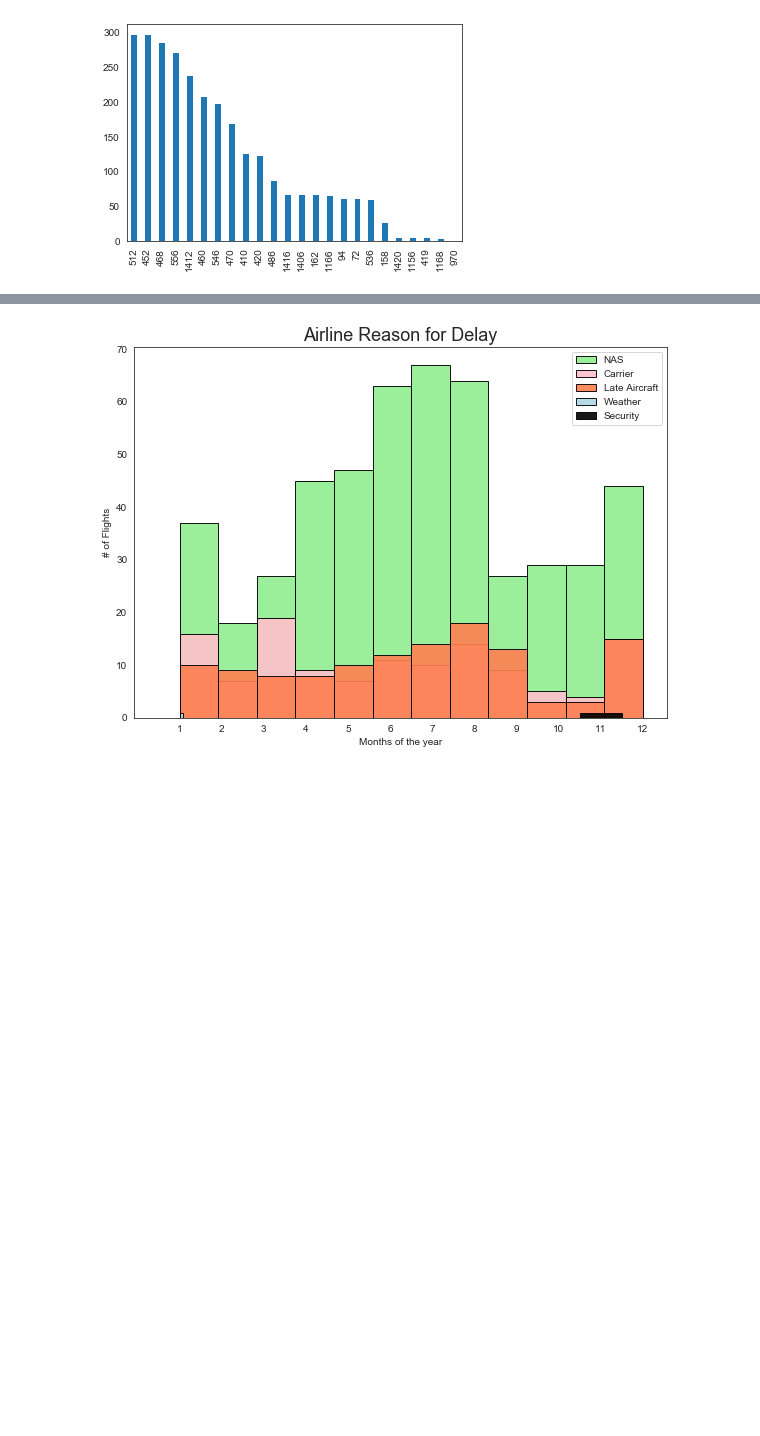
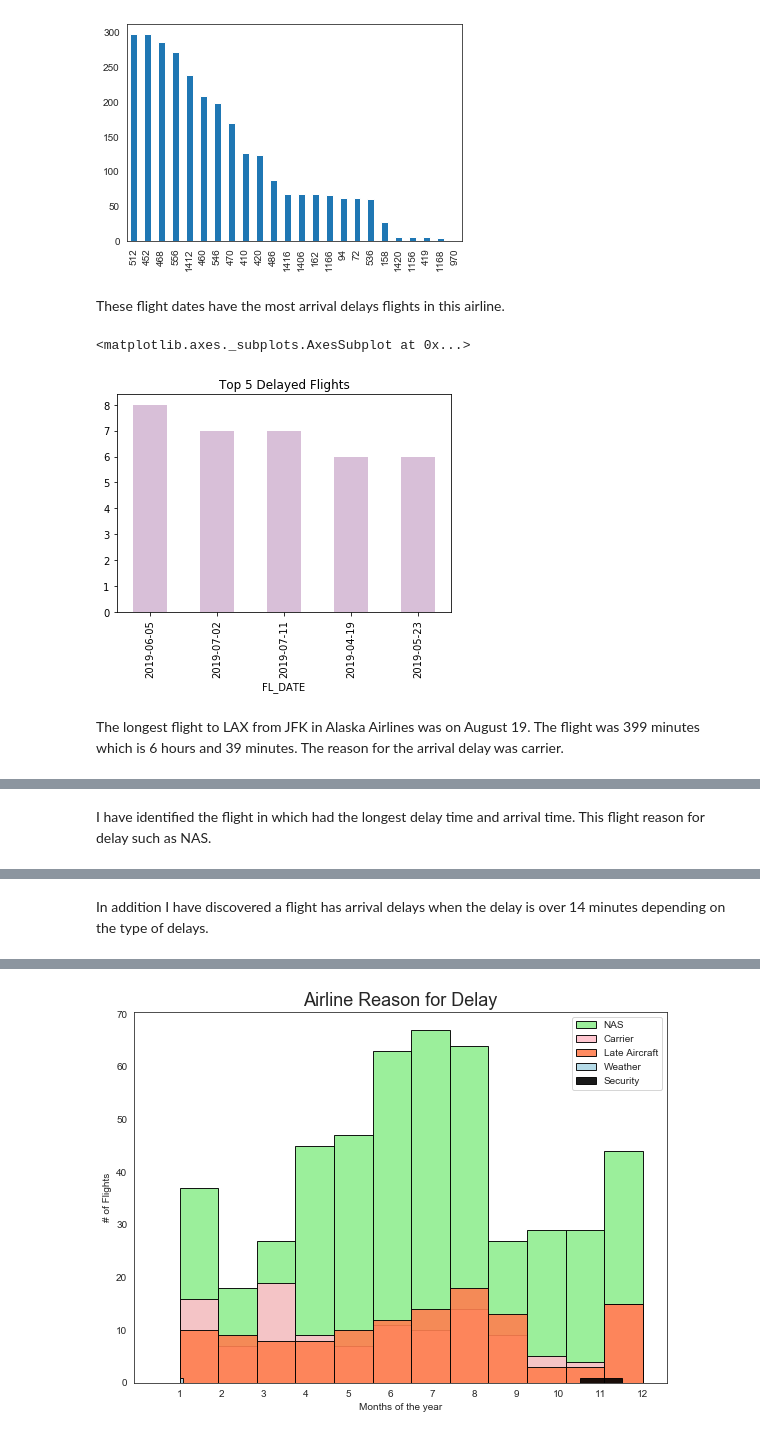
Before and after one commit to emilia329/Fly-High, a Jupyter notebook: LAX.ipynb, the cells around one changed output, grey strips where cells are left out. Saved outputs shown, nothing was run; the diff lists cells and outputs as text; code cells hidden in the pictures; blank space fills up the shorter version.

```diff
--- a/LAX.ipynb
+++ b/LAX.ipynb
@@ -216,9 +266,20 @@ AS['OP_CARRIER_FL_NUM'].value_counts().plot(kind='bar')
 # %% [output]
 <matplotlib.axes._subplots.AxesSubplot at 0x...>
 [figure]
+# %% [markdown]
+These flight dates have the most arrival delays flights in this airline.
+# %%
+AS[AS['ARR_DELAY'] > 14].groupby(['FL_DATE']).size().nlargest().plot(kind='bar',color='thistle', title='Top 5 Delayed Flights')
+# %% [output]
+<matplotlib.axes._subplots.AxesSubplot at 0x...>
+[figure, added]
+# %% [markdown]
+The longest flight to LAX from JFK in Alaska Airlines was on August 19. The flight was 399 minutes which is 6 hours and 39 minutes. The reason for the arrival delay was carrier.
 # %%
 AS[AS['AIR_TIME']==AS['AIR_TIME'].max()]
 # %% [output]
 |  | QUARTER | MONTH | DAY_OF_MONTH | DAY_OF_WEEK | FL_DATE | OP_UNIQUE_CARRIER | OP_CARRIER_FL_NUM | ... |
 | 15170 | 3 | 8 | 19 | 1 | 2019-08-19 | AS | 452 | ... |
+# %% [markdown]
+I have identified the flight in which had the longest delay time and arrival time. This flight reason for delay such as NAS.
 # %%
@@ -226,6 +287,8 @@ AS[AS['ARR_DELAY']==AS['ARR_DELAY'].max()]
 # %% [output]
 |  | QUARTER | MONTH | DAY_OF_MONTH | DAY_OF_WEEK | FL_DATE | OP_UNIQUE_CARRIER | OP_CARRIER_FL_NUM | ... |
 | 30208 | 2 | 6 | 29 | 6 | 2019-06-29 | AS | 546 | ... |
+# %% [markdown]
+In addition I have discovered a flight has arrival delays when the delay is over 14 minutes depending on the type of delays.
 # %%
 ASdelays = AS[(AS['class'] ==2 ) & (AS['ARR_DELAY'] > 14)]
 ASdelays
```
Also changed, not shown: parts of 68 cells of this notebook.
